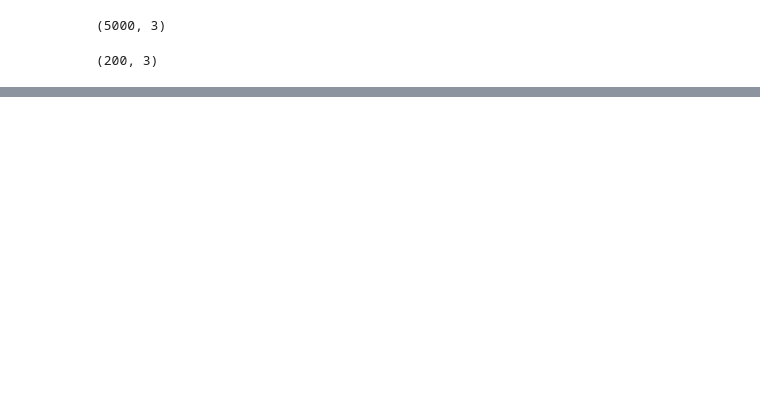
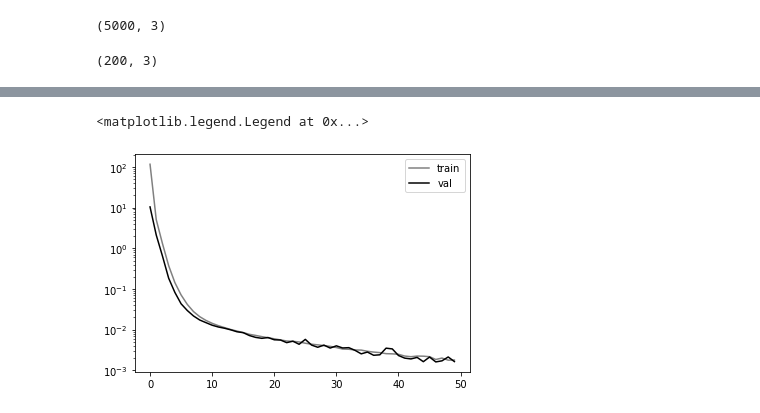
Before and after one commit to nansencenter/ml-crashcourse, a Jupyter notebook: L63_demonstrator.ipynb, the cells around one changed output, grey strips where cells are left out. Drawn from its saved outputs; the diff is of its cells as text; code cells hidden in the pictures; blank space fills up the shorter version.

```diff
--- a/L63_demonstrator.ipynb
+++ b/L63_demonstrator.ipynb
@@ -187,3 +186,11 @@ Epoch 50/50
+# %%
+fig, ax = plt.subplots()
+ax.semilogy(history.history['loss'],color='gray',label='train')
+ax.semilogy(history.history['val_loss'],color='black',label='val')
+ax.legend()
+# %% [output]
+<matplotlib.legend.Legend at 0x...>
+[figure, added]
 # %%
 ynn = nn_model.predict(norm(Xval))
 # %%
```
Also changed, not shown: parts of 11 cells of this notebook.
